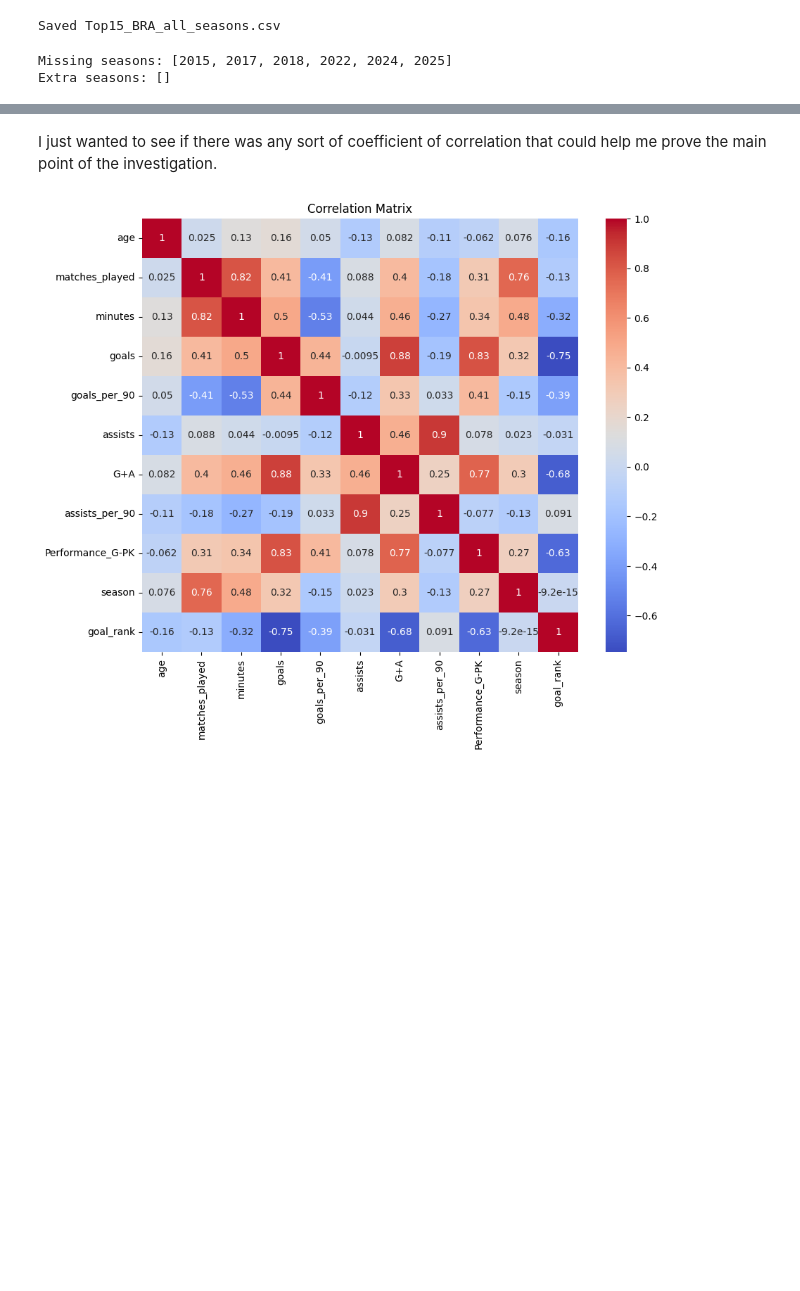
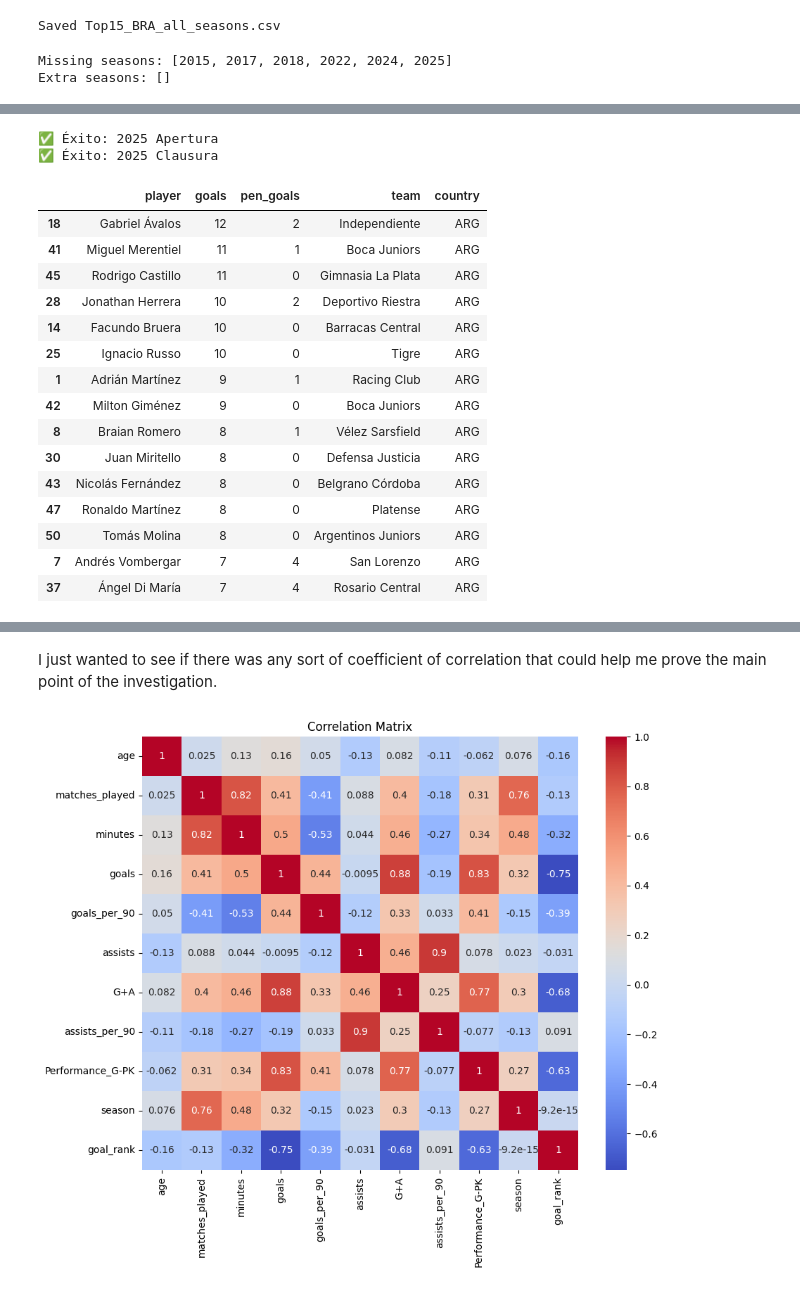
Before and after one commit to datorrado/Ageism-on-strikers-in-the-Colombian-football-league, a Jupyter notebook: ColombianFootball.ipynb, the cells around one changed output, grey strips where cells are left out. Drawn from its saved outputs; the diff is of its cells as text; code cells hidden in the pictures; blank space fills up the shorter version.

```diff
--- a/ColombianFootball.ipynb
+++ b/ColombianFootball.ipynb
@@ -387,0 +655,58 @@ Extra seasons: []
+# %%
+Seasons2025 = [
+    ("2025 Apertura", "https://www.livefutbol.com/competition/co103/argentina-superliga-argentina/se84014/2025-apertura/statistics-goals/"),
+    ("2025 Clausura", "https://www.livefutbol.com/competition/co103/argentina-superliga-argentina/se95472/2025-clausura/statistics-goals/"),
+]
+Arg2025_df = None
+results2 = []
+driver = make_driver(headless=False)
+for label, url in Seasons2025:
+    df = top15_from_livefutbol(driver, label, url, country="ARG")
+    if df is None or df.empty:
+        print("❌ Falló:", label)
+        continue
+    print("✅ Éxito:", label)
+    results2.append(df)
+
+driver.quit()
+
+Arg2025_df = pd.concat(results2, ignore_index=True)
+Arg2025_df[["player", "team"]] = Arg2025_df["player"].apply(
+    lambda x: pd.Series(split_player_team_simple(x))
+)
+# %% [output]
+✅ Éxito: 2025 Apertura
+✅ Éxito: 2025 Clausura
+# %%
+df_2025_sum = (
+    Arg2025_df
+    .groupby("player", as_index=False)
+    .agg({
+        "goals": "sum",
+        "pen_goals": "sum",
+        "team": "first",   # ok para 2025
+        "country": "first"
+    })
+)
+df_2025_sum = df_2025_sum.sort_values(["goals", "pen_goals"], ascending=False).head(15).copy()
+df_2025_sum.head(15)
+# %%
+df_2025_sum.to_csv("./data_ready/Top15_ARG_livefutbol_2025_aggregated.csv", index=False)
+df_2025_sum.head(30)
+# %% [output]
+|  | player | goals | pen_goals | team | country |
+| 18 | Gabriel Ávalos | 12 | 2 | Independiente | ARG |
+| 41 | Miguel Merentiel | 11 | 1 | Boca Juniors | ARG |
+| 45 | Rodrigo Castillo | 11 | 0 | Gimnasia La Plata | ARG |
+| 28 | Jonathan Herrera | 10 | 2 | Deportivo Riestra | ARG |
+| 14 | Facundo Bruera | 10 | 0 | Barracas Central | ARG |
+| 25 | Ignacio Russo | 10 | 0 | Tigre | ARG |
+| 1 | Adrián Martínez | 9 | 1 | Racing Club | ARG |
+| 42 | Milton Giménez | 9 | 0 | Boca Juniors | ARG |
+| 8 | Braian Romero | 8 | 1 | Vélez Sarsfield | ARG |
+| 30 | Juan Miritello | 8 | 0 | Defensa Justicia | ARG |
+| 43 | Nicolás Fernández | 8 | 0 | Belgrano Córdoba | ARG |
+| 47 | Ronaldo Martínez | 8 | 0 | Platense | ARG |
+| 50 | Tomás Molina | 8 | 0 | Argentinos Juniors | ARG |
+| 7 | Andrés Vombergar | 7 | 4 | San Lorenzo | ARG |
+| 37 | Ángel Di María | 7 | 4 | Rosario Central | ARG |
```
Also changed, not shown: parts of 16 cells of this notebook, 1 other file.
